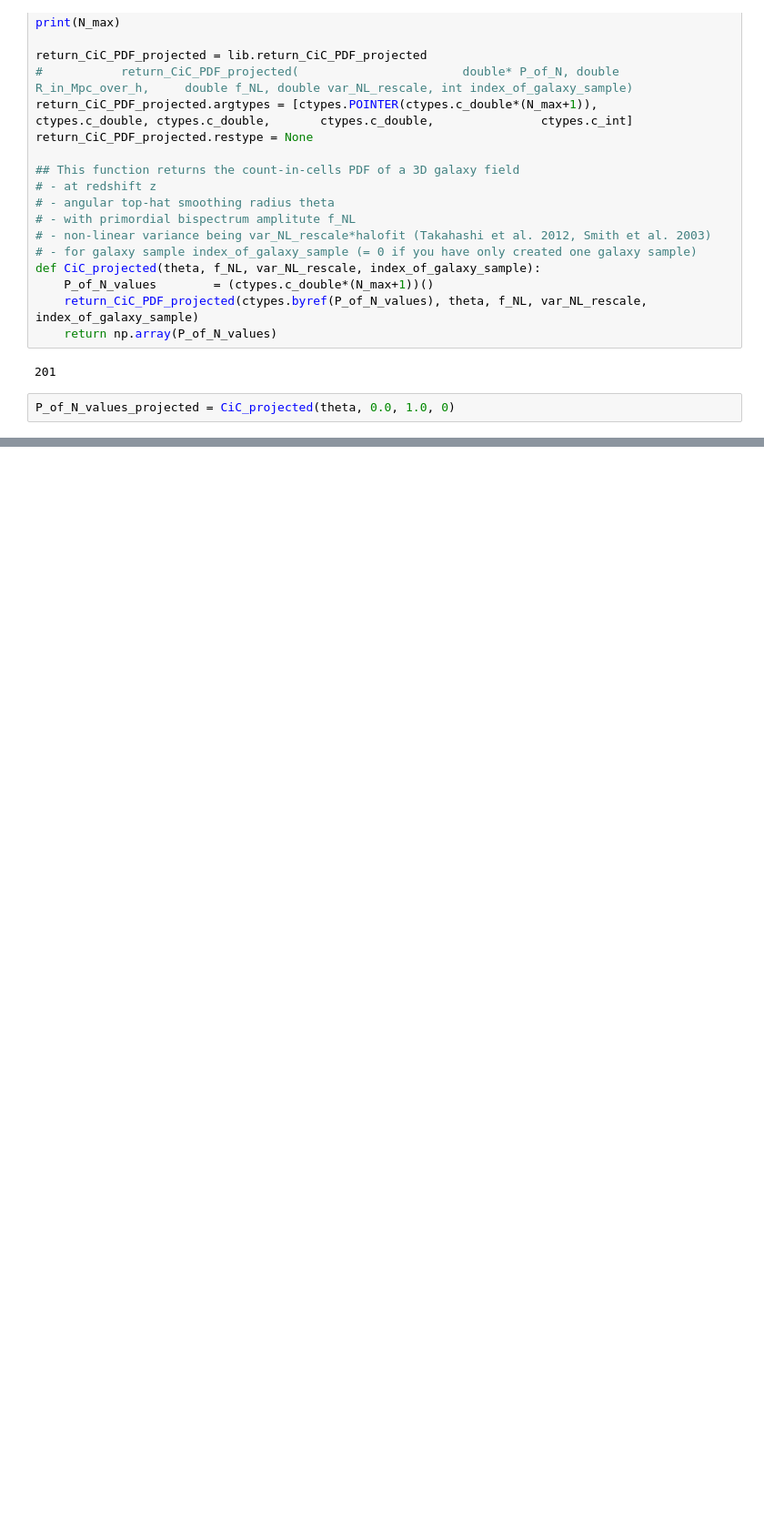
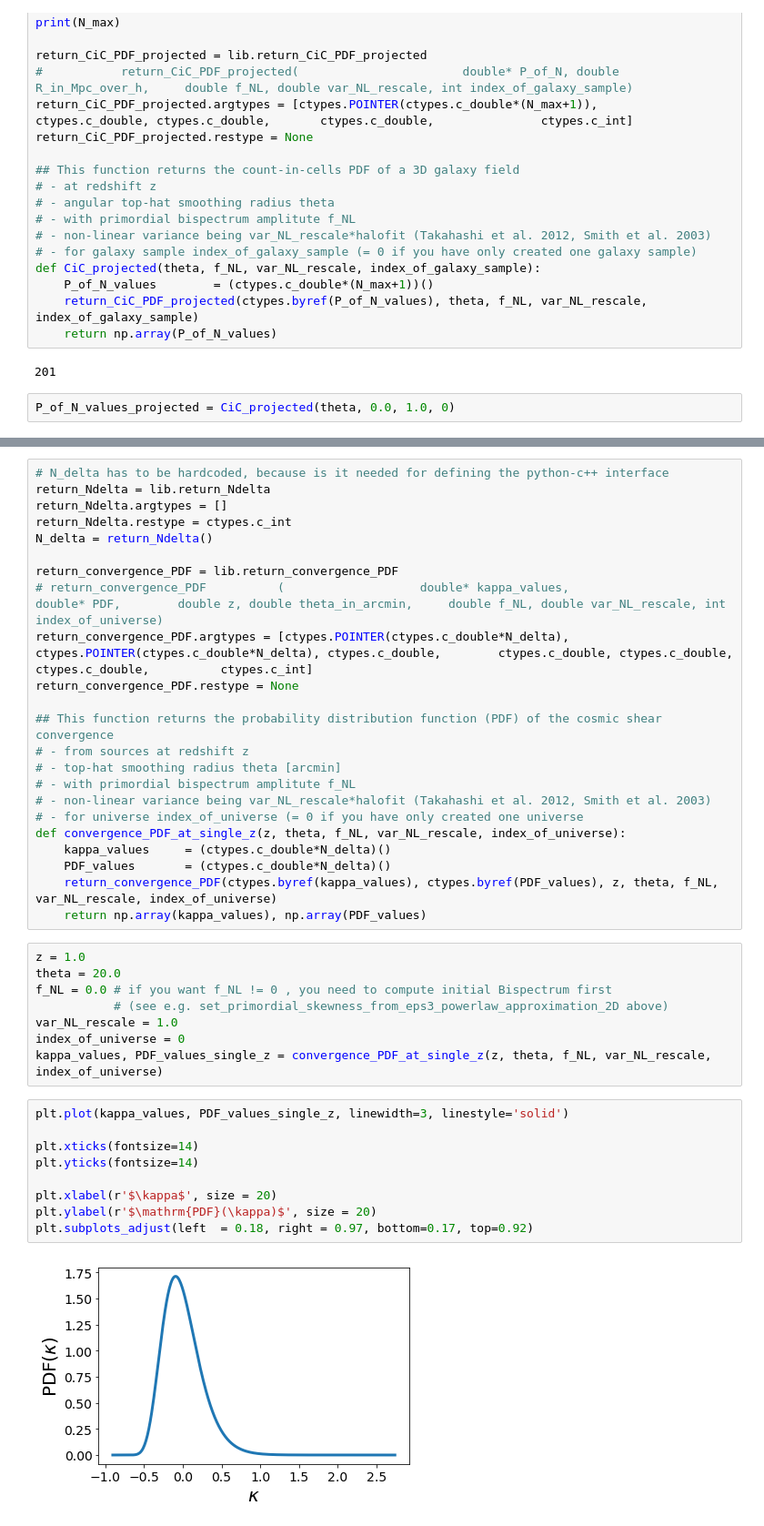
Before and after one commit to OliverFHD/CosMomentum, a Jupyter notebook: compute_PDF_and_CGF.ipynb, the cells around one changed output, grey strips where cells are left out. Shown at 91% size. Drawn from its saved outputs; the diff is of its cells as text; blank space fills up the shorter version.

Commit message:
adding computation of kappa PDFs to python interface

```diff
--- a/compute_PDF_and_CGF.ipynb
+++ b/compute_PDF_and_CGF.ipynb
@@ -645,0 +683,42 @@ print(np.sum(P_of_N_values_projected*range(0,len(P_of_N_values_projected))))
+# %%
+# N_delta has to be hardcoded, because is it needed for defining the python-c++ interface
+return_Ndelta = lib.return_Ndelta
+return_Ndelta.argtypes = []
+return_Ndelta.restype = ctypes.c_int
+N_delta = return_Ndelta()
+
+return_convergence_PDF = lib.return_convergence_PDF
+# return_convergence_PDF          (                   double* kappa_values,                                      double* PDF,        double z, double theta_in_arcmin,     double f_NL, double var_NL_rescale, int index_of_universe)
+return_convergence_PDF.argtypes = [ctypes.POINTER(ctypes.c_double*N_delta),          ctypes.POINTER(ctypes.c_double*N_delta), ctypes.c_double,        ctypes.c_double, ctypes.c_double,       ctypes.c_double,          ctypes.c_int]
+return_convergence_PDF.restype = None
+
+## This function returns the probability distribution function (PDF) of the cosmic shear convergence
+# - from sources at redshift z
+# - top-hat smoothing radius theta [arcmin]
+# - with primordial bispectrum amplitute f_NL
+# - non-linear variance being var_NL_rescale*halofit (Takahashi et al. 2012, Smith et al. 2003)
+# - for universe index_of_universe (= 0 if you have only created one universe
+def convergence_PDF_at_single_z(z, theta, f_NL, var_NL_rescale, index_of_universe):
+    kappa_values     = (ctypes.c_double*N_delta)()
+    PDF_values       = (ctypes.c_double*N_delta)()
+    return_convergence_PDF(ctypes.byref(kappa_values), ctypes.byref(PDF_values), z, theta, f_NL, var_NL_rescale, index_of_universe)
+    return np.array(kappa_values), np.array(PDF_values)
+# %%
+z = 1.0
+theta = 20.0
+f_NL = 0.0 # if you want f_NL != 0 , you need to compute initial Bispectrum first
+           # (see e.g. set_primordial_skewness_from_eps3_powerlaw_approximation_2D above)
+var_NL_rescale = 1.0
+index_of_universe = 0
+kappa_values, PDF_values_single_z = convergence_PDF_at_single_z(z, theta, f_NL, var_NL_rescale, index_of_universe)
+# %%
+plt.plot(kappa_values, PDF_values_single_z, linewidth=3, linestyle='solid')
+
+plt.xticks(fontsize=14)
+plt.yticks(fontsize=14)
+
+plt.xlabel(r'$\kappa$', size = 20)
+plt.ylabel(r'$\mathrm{PDF}(\kappa)$', size = 20)
+plt.subplots_adjust(left  = 0.18, right = 0.97, bottom=0.17, top=0.92)
+# %% [output]
+[figure, added]
```
Also changed, not shown: parts of 12 cells of this notebook, 15 other files.
